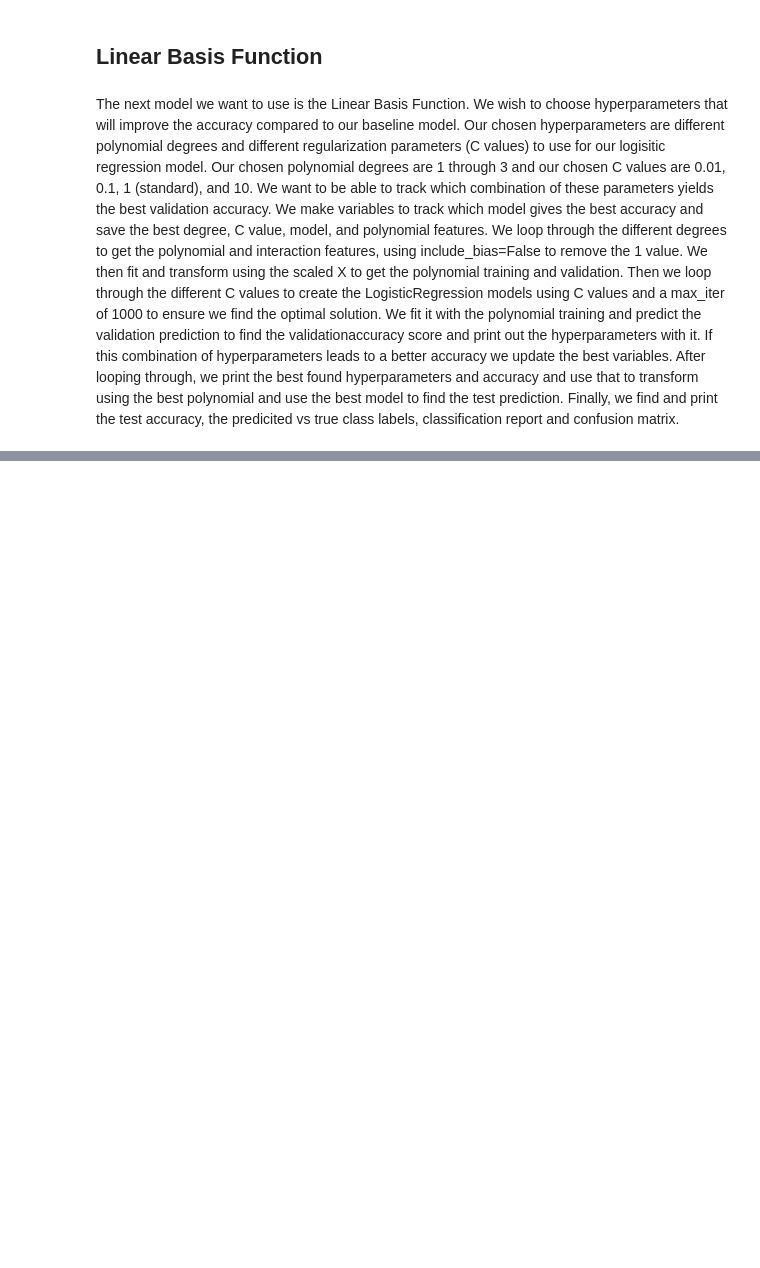
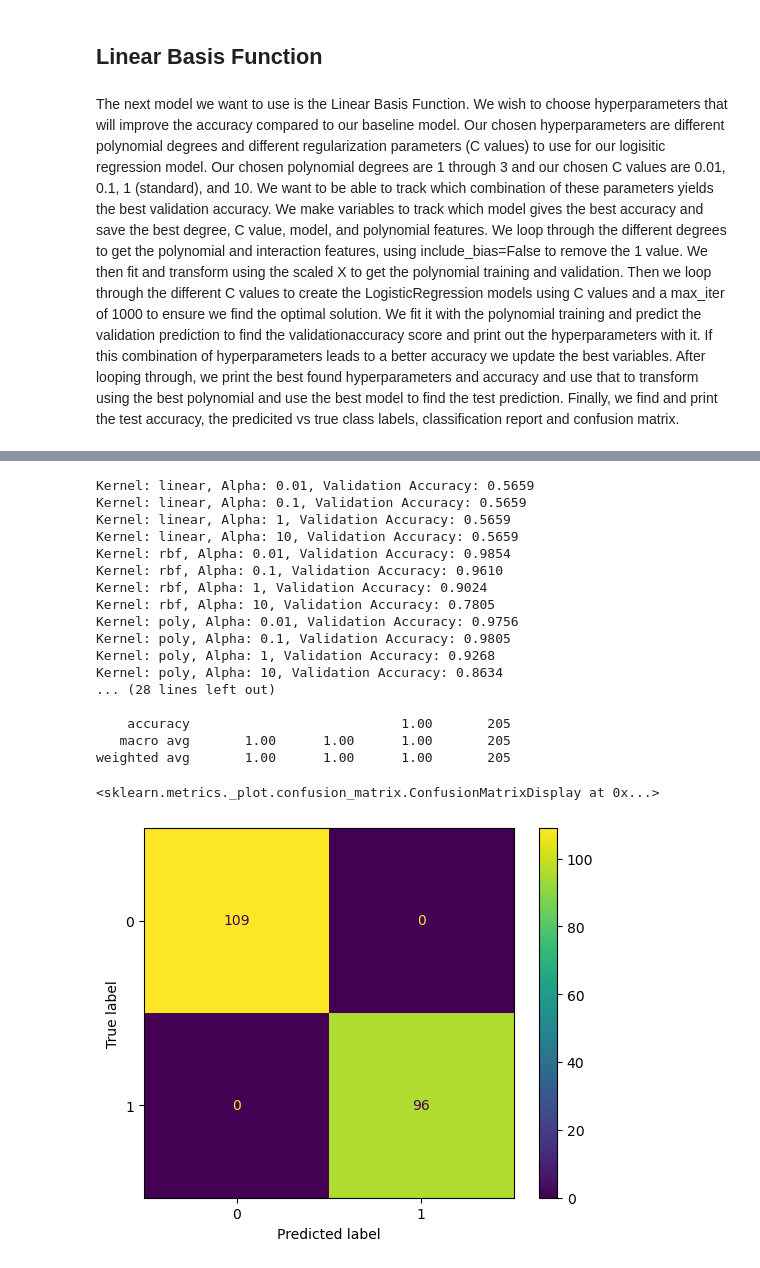
Before and after one commit to anthonyciero82/Machine-Learning-Project-1, a Jupyter notebook: Project 1.ipynb, the cells around one changed output, grey strips where cells are left out. Saved outputs shown, nothing was run; the diff lists cells and outputs as text; code cells hidden in the pictures; blank space fills up the shorter version.

Commit message:
Kernel Regression

```diff
--- a/Project 1.ipynb
+++ b/Project 1.ipynb
@@ -213,0 +238,70 @@ weighted avg       1.00      1.00      1.00       205
+# %%
+from sklearn.kernel_ridge import KernelRidge
+
+# hyperparameters to tune
+alphas = [0.01, 0.1, 1, 10]
+kernels = ['linear', 'rbf', 'poly']
+
+# variables to track best model
+bestKRValidationAcc = 0
+bestKRAlpha = None
+bestKRKernel = None
+bestKRModel = None
+
+for k in kernels:
+    for a in alphas:
+        model = KernelRidge(alpha=a, kernel=k)
+        model.fit(scaledTrainX, trainY)
+
+        # threshold continuous output at 0.5 for binary classification
+        validationPrediction = (model.predict(scaledValidationX) >= 0.5).astype(int)
+        validationAcc = accuracy_score(validationY, validationPrediction)
+
+        print(f'Kernel: {k}, Alpha: {a}, Validation Accuracy: {validationAcc:.4f}')
+
+        if validationAcc > bestKRValidationAcc:
+            bestKRValidationAcc = validationAcc
+            bestKRAlpha = a
+            bestKRKernel = k
+            bestKRModel = model
+
+print()
+print('Best Kernel:', bestKRKernel)
+print('Best Alpha:', bestKRAlpha)
+print('Best Validation Accuracy:', bestKRValidationAcc)
+
+# evaluate on test set
+krTestPrediction = (bestKRModel.predict(scaledTestX) >= 0.5).astype(int)
+print('Final Test Accuracy:', accuracy_score(testY, krTestPrediction))
+
+# predicted vs true
+print('\nPredicted class labels:\n', krTestPrediction)
+print('\nTrue class labels:\n', testY.to_numpy())
+
+# classification report
+print('\nClassification Report:\n\n', classification_report(testY, krTestPrediction))
+
+# confusion matrix
+confusionMatrix = confusion_matrix(testY, krTestPrediction)
+display = ConfusionMatrixDisplay(confusion_matrix=confusionMatrix)
+display.plot()
+# %% [output]
+Kernel: linear, Alpha: 0.01, Validation Accuracy: 0.5659
+Kernel: linear, Alpha: 0.1, Validation Accuracy: 0.5659
+Kernel: linear, Alpha: 1, Validation Accuracy: 0.5659
+Kernel: linear, Alpha: 10, Validation Accuracy: 0.5659
+Kernel: rbf, Alpha: 0.01, Validation Accuracy: 0.9854
+Kernel: rbf, Alpha: 0.1, Validation Accuracy: 0.9610
+Kernel: rbf, Alpha: 1, Validation Accuracy: 0.9024
+Kernel: rbf, Alpha: 10, Validation Accuracy: 0.7805
+Kernel: poly, Alpha: 0.01, Validation Accuracy: 0.9756
+Kernel: poly, Alpha: 0.1, Validation Accuracy: 0.9805
+Kernel: poly, Alpha: 1, Validation Accuracy: 0.9268
+Kernel: poly, Alpha: 10, Validation Accuracy: 0.8634
+... (28 lines left out)
+
+    accuracy                           1.00       205
+   macro avg       1.00      1.00      1.00       205
+weighted avg       1.00      1.00      1.00       205
+<sklearn.metrics._plot.confusion_matrix.ConfusionMatrixDisplay at 0x...>
+[figure, added]
```
Also changed, not shown: parts of 7 cells of this notebook.
